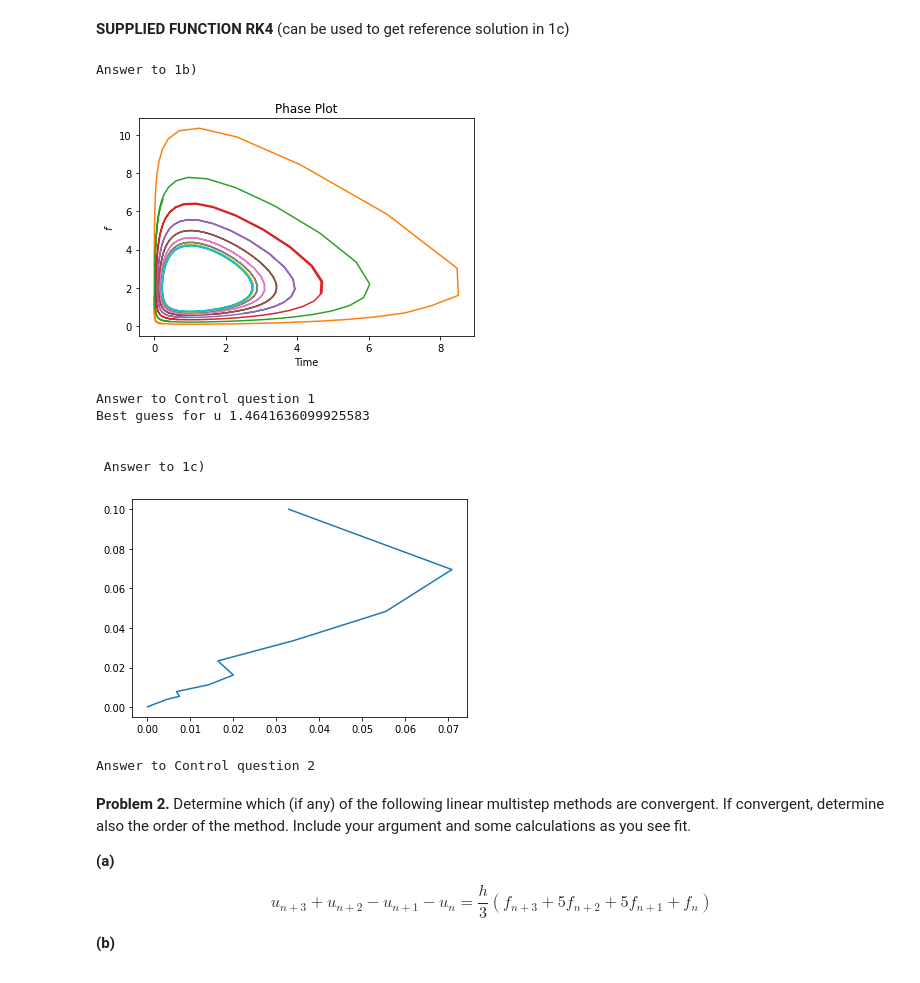
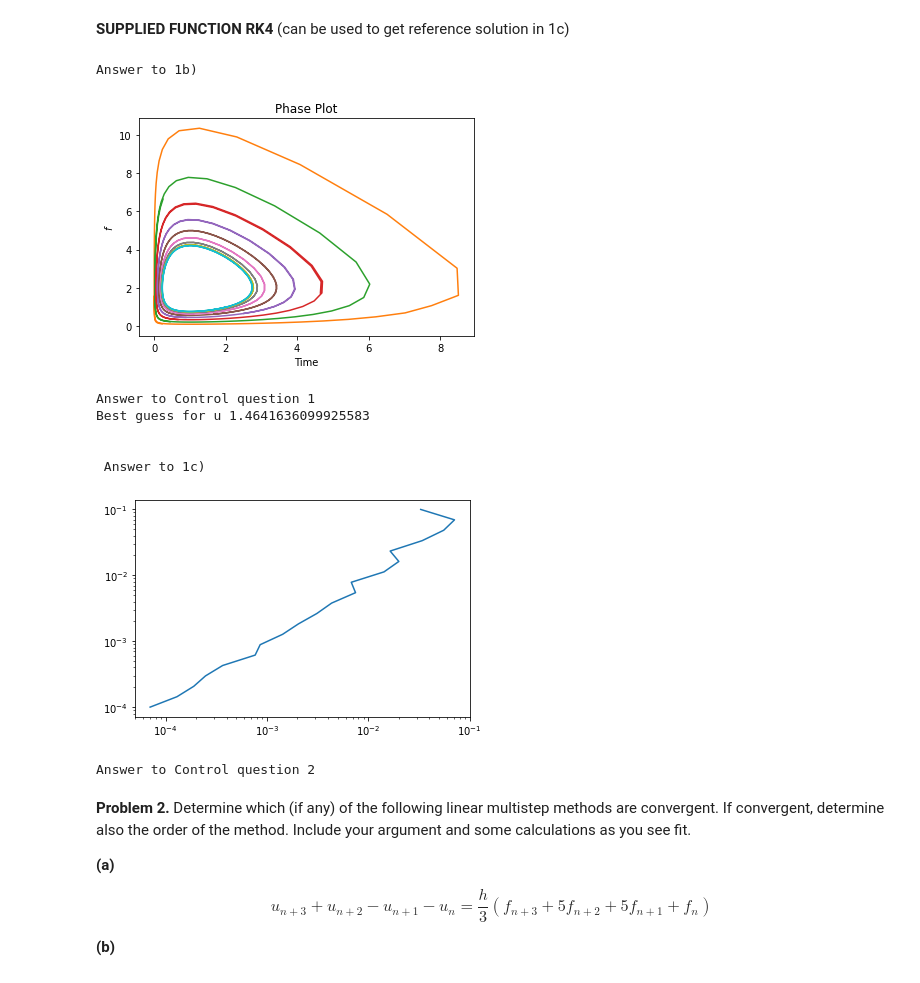
Before and after one commit to isakhammer/research, a Jupyter notebook: mathematics/numerical-analysis/numerical-math-tma4215/exercises/assignment-3.ipynb, the cells around one changed output. Cells and saved outputs as stored; diff of their text form; code cells hidden in the pictures.

```diff
--- a/mathematics/numerical-analysis/numerical-math-tma4215/exercises/assignment-3.ipynb
+++ b/mathematics/numerical-analysis/numerical-math-tma4215/exercises/assignment-3.ipynb
@@ -195,34 +195,37 @@ print("\n\n Answer to 1c)\n")
 f = LV
 t0 = 0
 T = 10
 y0 = np.array([1,1])
 h = 0.01
 
 HH = np.logspace(-4,-1,20)
 Y_ex = RK4(f,y0,t0,T,h)
 y_AMB= AMB2_end(f,y0,t0,T,h)
 YY_e = np.zeros(HH.shape)
 
 for i in range(HH.shape[0]):
   y_AMB= AMB2_end(f,y0,t0,T,HH[i])
   YY_e[i] = np.linalg.norm(y_AMB - Y_ex)
 
 plt.plot(YY_e, HH)
+plt.yscale('log')
+plt.xscale('log')
+
 plt.show()
 
 
 # Answer to Control question 1
 
 print("\n\n\nAnswer to Control question 2")
 # %% [output]
 Answer to 1b)
 [figure]
 Answer to Control question 1
 Best guess for u 1.4641636099925583
 
 
  Answer to 1c)
-[figure, old version]
+[figure, new version]
 Answer to Control question 2
 # %% [markdown]
 **Problem 2.** Determine which (if any) of the following linear multistep methods are convergent. If convergent, determine also the order of the method. Include your argument and some calculations as you see fit.
```
